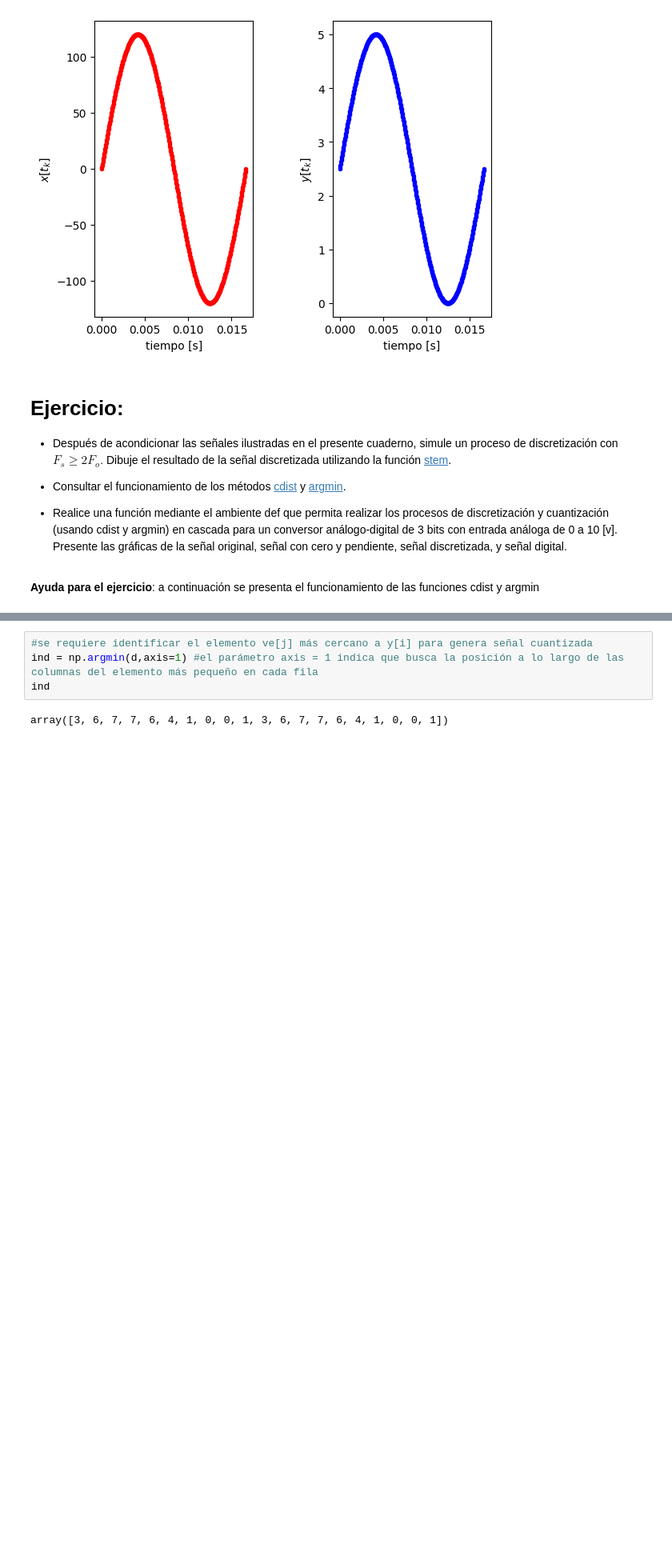
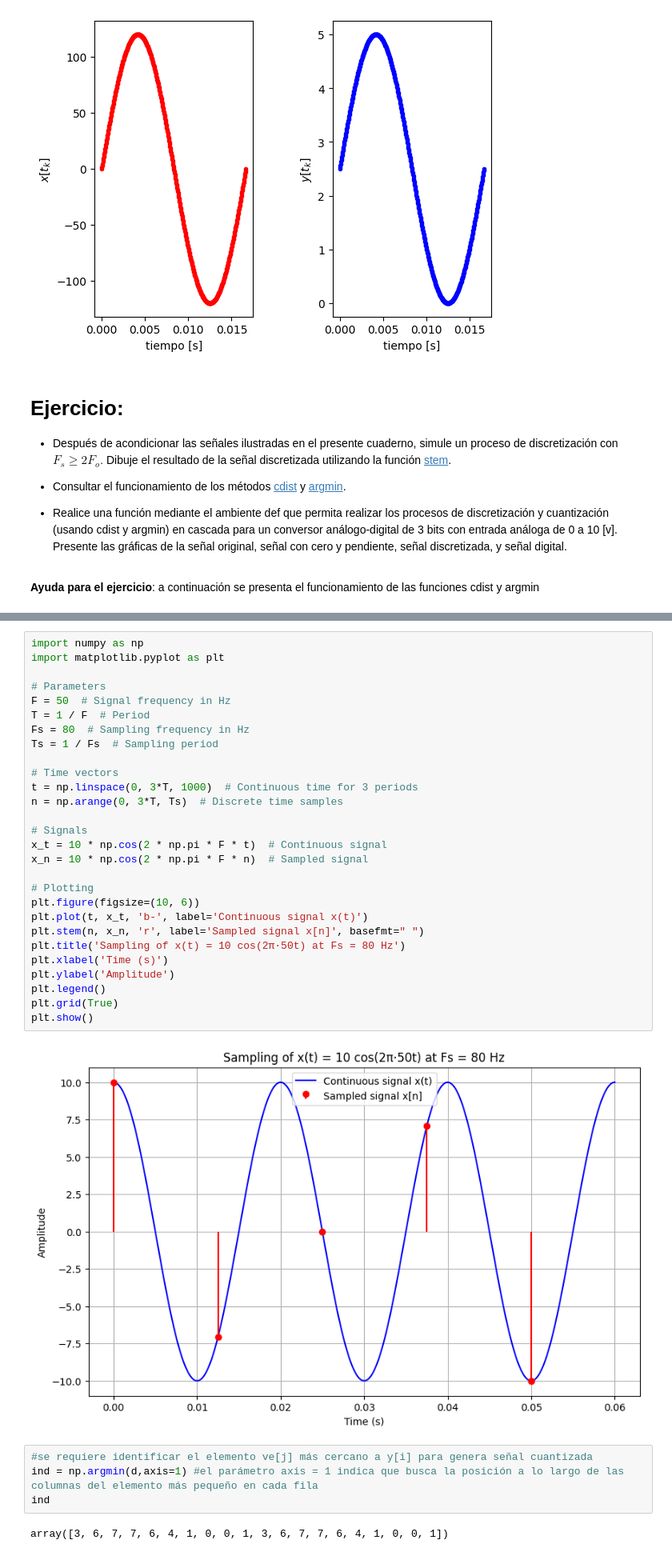
Before and after one commit to bmedinam-prog/Se-ales-y-Sistemas, a Jupyter notebook: ejercicio1SyS.ipynb, the cells around one changed output, grey strips where cells are left out. Shown: that part at 80% size. Drawn from its saved outputs; the diff is of its cells as text; blank space fills up the shorter version.

```diff
--- a/ejercicio1SyS.ipynb
+++ b/ejercicio1SyS.ipynb
@@ -363,6 +449,36 @@ d = cdist(ycs.reshape(-1,1),ve.reshape(-1,1)) #se utiliza reshape(-1,1) para gen
 d.shape # d es una matriz de 500 x 8, ej: la fila 1 incluye la distancia euclidea entre y[0] y los 8 elementos en ve
 # %% [output]
 (20, 8)
+# %%
+import numpy as np
+import matplotlib.pyplot as plt
+
+# Parameters
+F = 50  # Signal frequency in Hz
+T = 1 / F  # Period
+Fs = 80  # Sampling frequency in Hz
+Ts = 1 / Fs  # Sampling period
+
+# Time vectors
+t = np.linspace(0, 3*T, 1000)  # Continuous time for 3 periods
+n = np.arange(0, 3*T, Ts)  # Discrete time samples
+
+# Signals
+x_t = 10 * np.cos(2 * np.pi * F * t)  # Continuous signal
+x_n = 10 * np.cos(2 * np.pi * F * n)  # Sampled signal
+
+# Plotting
+plt.figure(figsize=(10, 6))
+plt.plot(t, x_t, 'b-', label='Continuous signal x(t)')
+plt.stem(n, x_n, 'r', label='Sampled signal x[n]', basefmt=" ")
+plt.title('Sampling of x(t) = 10 cos(2π·50t) at Fs = 80 Hz')
+plt.xlabel('Time (s)')
+plt.ylabel('Amplitude')
+plt.legend()
+plt.grid(True)
+plt.show()
+# %% [output]
+[figure, added]
 # %%
 #se requiere identificar el elemento ve[j] más cercano a y[i] para genera señal cuantizada
 ind = np.argmin(d,axis=1) #el parámetro axis = 1 indica que busca la posición a lo largo de las columnas del elemento más pequeño en cada fila
```
Also changed, not shown: parts of 2 cells of this notebook.
